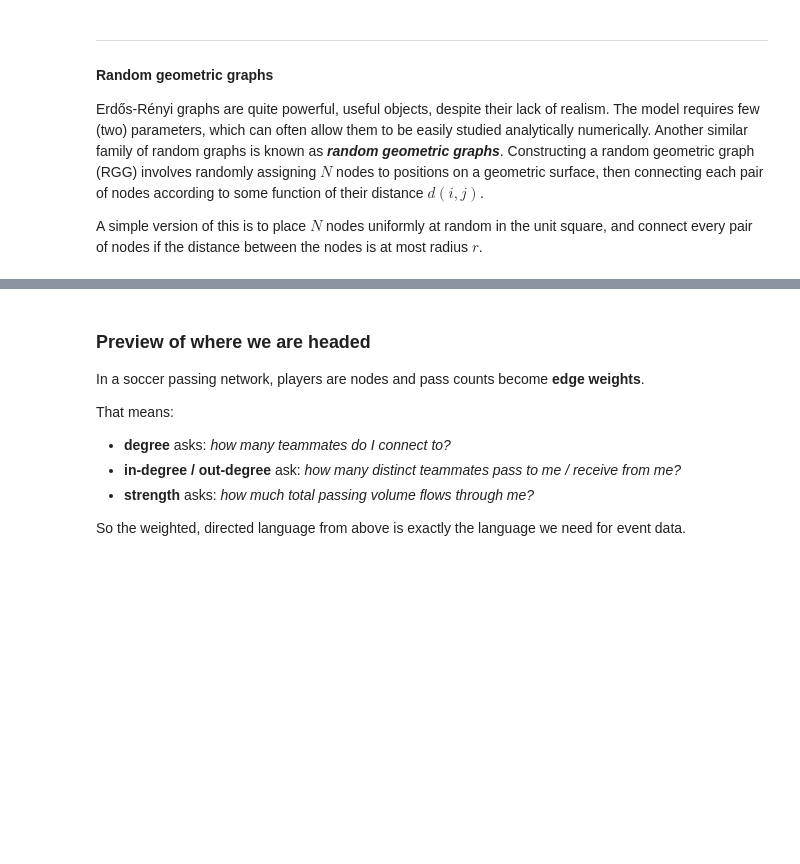
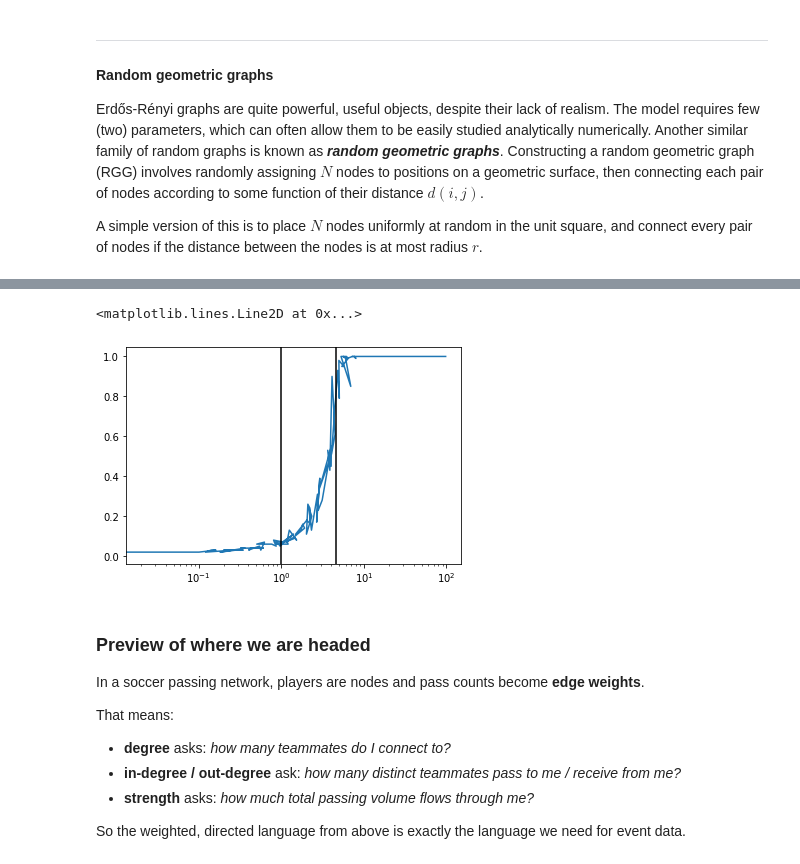
Before and after one commit to jkbren/cnet5442_sp26, a Jupyter notebook: notebooks/class_13/class_13_networkx_eventdata.ipynb, the cells around one changed output, grey strips where cells are left out. Saved outputs shown, nothing was run; the diff lists cells and outputs as text; code cells hidden in the pictures; blank space fills up the shorter version.

```diff
--- a/notebooks/class_13/class_13_networkx_eventdata.ipynb
+++ b/notebooks/class_13/class_13_networkx_eventdata.ipynb
@@ -707,3 +728,25 @@ plt.show()
+# %%
+rs = np.logspace(-4,0,500)
+N = 100
+
+out_r = {}
+out_p = {}
+for r in rs:
+    G_i = nx.random_geometric_graph(N,r)
+    Gcc = sorted(nx.connected_components(G_i), key=len, reverse=True)
+    G0 = G.subgraph(Gcc[0])
+    p = nx.density(G_i)
+    out_p[p*N] = G0.number_of_nodes()/N
+    out_r[p*N] = p
+# %%
+
+plt.semilogx(list(out_p.keys()),
+             list(out_p.values()))
+plt.axvline(1, color='k')
+plt.axvline(np.log(N), color='k')
+# %% [output]
+<matplotlib.lines.Line2D at 0x...>
+[figure, added]
 # %% [markdown]
 ### Preview of where we are headed
 
```
Also changed, not shown: parts of 18 cells of this notebook, 9 other files.
